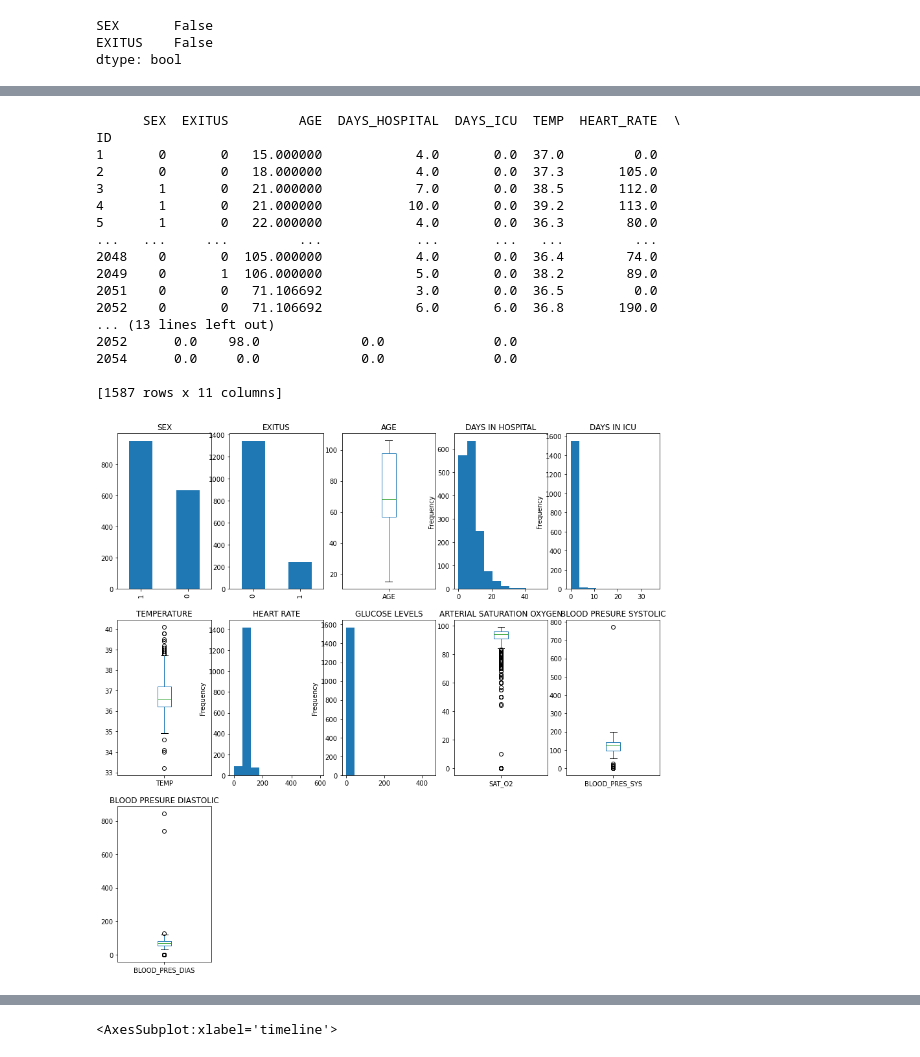
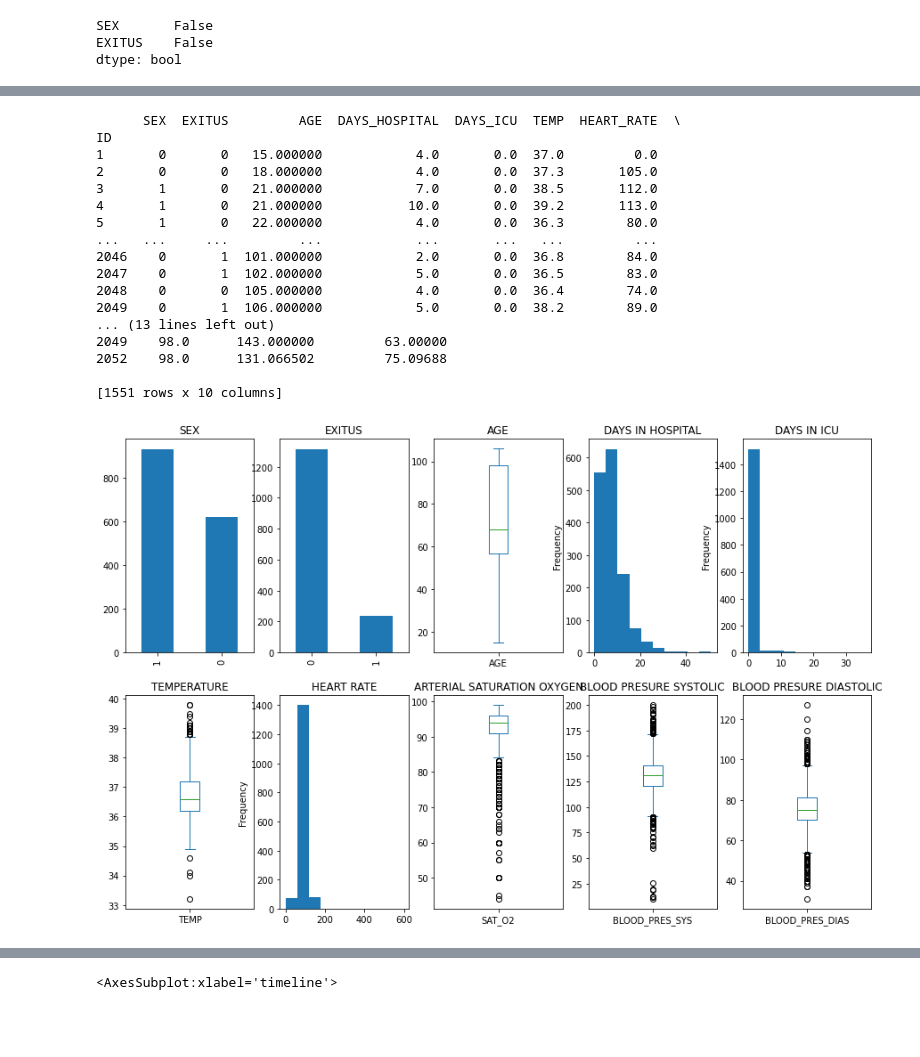
Before and after one commit to Charly98cma/MUII-DP-Assignment, a Jupyter notebook: covid.ipynb, the cells around one changed output, grey strips where cells are left out. Cells and saved outputs as stored; diff of their text form; code cells hidden in the pictures; blank space fills up the shorter version.

```diff
--- a/covid.ipynb
+++ b/covid.ipynb
@@ -5,14 +5,18 @@ import math
 from lifelines import KaplanMeierFitter
 # %%
 # Lectura de los datos
-df = pd.read_csv('COVID19_data.csv', index_col='ID')
+df = pd.read_csv('csv/COVID19_data.csv', index_col='ID')
 # %%
 # Preprocessing of the data
-# Columna eliminada por la gran cantidad de valores nulos
+# Deleted column due to too many null/missing values
 df.pop('DESTINATION')
+# Deleted column due to too many null values (0's)
+df.pop('GLUCOSE')
 
-# Deletion of rows with error values for temperature
+# Deletion of rows with error values for temperature, blood_pres and sat_o2
 df = df.drop(df[df['TEMP'] <= 10].index)
+df = df.drop(df[df['BLOOD_PRES_SYS'] >= 300].index)
+df = df.drop(df[df['BLOOD_PRES_DIAS'] >= 150].index)
 
 # Check which columns have null values
 print(df.isnull().any())
@@ -108,3 +112,16 @@ SAT_O2             False
 BLOOD_PRES_SYS     False
 BLOOD_PRES_DIAS    False
 dtype: bool
+# %%
+# Now we are going to treat strange values (BLOOD_PRES_SYS = 0, BLOOD_PRES_DIAS = 0, SAT_O2 = 0)
+imp_num = SimpleImputer(missing_values=0.0, strategy='mean')
+columns = df_num.columns
+index = df_num.index
+df_tmp = pd.DataFrame(imp_num.fit_transform(df_num), columns = columns, index = index)
+# Use BLOOD_PRES and SAT_02 columns
+df_num['BLOOD_PRES_SYS'] = df_tmp.pop('BLOOD_PRES_SYS')
+df_num['BLOOD_PRES_DIAS'] = df_tmp.pop('BLOOD_PRES_DIAS')
+df_num['SAT_O2'] = df_tmp.pop('SAT_O2')
+
+print((0.0 in df_num))
+print(df_num)
@@ -125,15 +160,15 @@ ID
 4       1       0   21.000000           10.0       0.0  39.2       113.0
 5       1       0   22.000000            4.0       0.0  36.3        80.0
 ...   ...     ...         ...            ...       ...   ...         ...
+2046    0       1  101.000000            2.0       0.0  36.8        84.0
+2047    0       1  102.000000            5.0       0.0  36.5        83.0
 2048    0       0  105.000000            4.0       0.0  36.4        74.0
 2049    0       1  106.000000            5.0       0.0  38.2        89.0
-2051    0       0   71.106692            3.0       0.0  36.5         0.0
-2052    0       0   71.106692            6.0       6.0  36.8       190.0
 ... (13 lines left out)
-2052      0.0    98.0             0.0              0.0
-2054      0.0     0.0             0.0              0.0
+2049    98.0      143.000000         63.00000
+2052    98.0      131.066502         75.09688
 
-[1587 rows x 11 columns]
+[1551 rows x 10 columns]
 # %%
 # Exploratory analysis of the data so far
 
@@ -147,40 +182,36 @@ plt.figure(figsize=(15,15))
 plt.subplot(3,5,1)
 df_preprocessed['SEX'].value_counts().plot(kind="bar", title = 'SEX')
 
 plt.subplot(3,5,2)
 df_preprocessed["EXITUS"].value_counts().plot(kind="bar", title = 'EXITUS')
 
 plt.subplot(3,5,3)
 df_preprocessed['AGE'].plot(kind="box", title = 'AGE')
 
 plt.subplot(3,5,4)
 df_preprocessed['DAYS_HOSPITAL'].plot(kind="hist", title = 'DAYS IN HOSPITAL')
 
 plt.subplot(3,5,5)
 df_preprocessed['DAYS_ICU'].plot(kind="hist", title = 'DAYS IN ICU')
 
-# detected outlier with temperature 0
 plt.subplot(3,5,6)
 df_preprocessed['TEMP'].plot(kind="box", title = 'TEMPERATURE')
 
 plt.subplot(3,5,7)
 df_preprocessed['HEART_RATE'].plot(kind="hist", title = 'HEART RATE')
 
 plt.subplot(3,5,8)
-df_preprocessed['GLUCOSE'].plot(kind="hist", title = 'GLUCOSE LEVELS')
+df_preprocessed['SAT_O2'].plot(kind="box", title = 'ARTERIAL SATURATION OXYGEN')
 
 plt.subplot(3,5,9)
-df_preprocessed['SAT_O2'].plot(kind="box", title = 'ARTERIAL SATURATION OXYGEN')
+df_preprocessed['BLOOD_PRES_SYS'].plot(kind="box", title = 'BLOOD PRESURE SYSTOLIC')
 
 plt.subplot(3,5,10)
-df_preprocessed['BLOOD_PRES_SYS'].plot(kind="box", title = 'BLOOD PRESURE SYSTOLIC')
-
-plt.subplot(3,5,11)
 df_preprocessed['BLOOD_PRES_DIAS'].plot(kind="box", title = 'BLOOD PRESURE DIASTOLIC')
 
 plt.show()
 # %% [output]
-[figure, old version]
+[figure, new version]
 # %%
 # Statistical values for each variable
 # Aqui comentamos la gran desviacion tipica que presentan los valores clinicos, la tasa de exitus (a mayor mas mueren) y un poco
```
Also changed, not shown: parts of 15 cells of this notebook, 4 other files.
